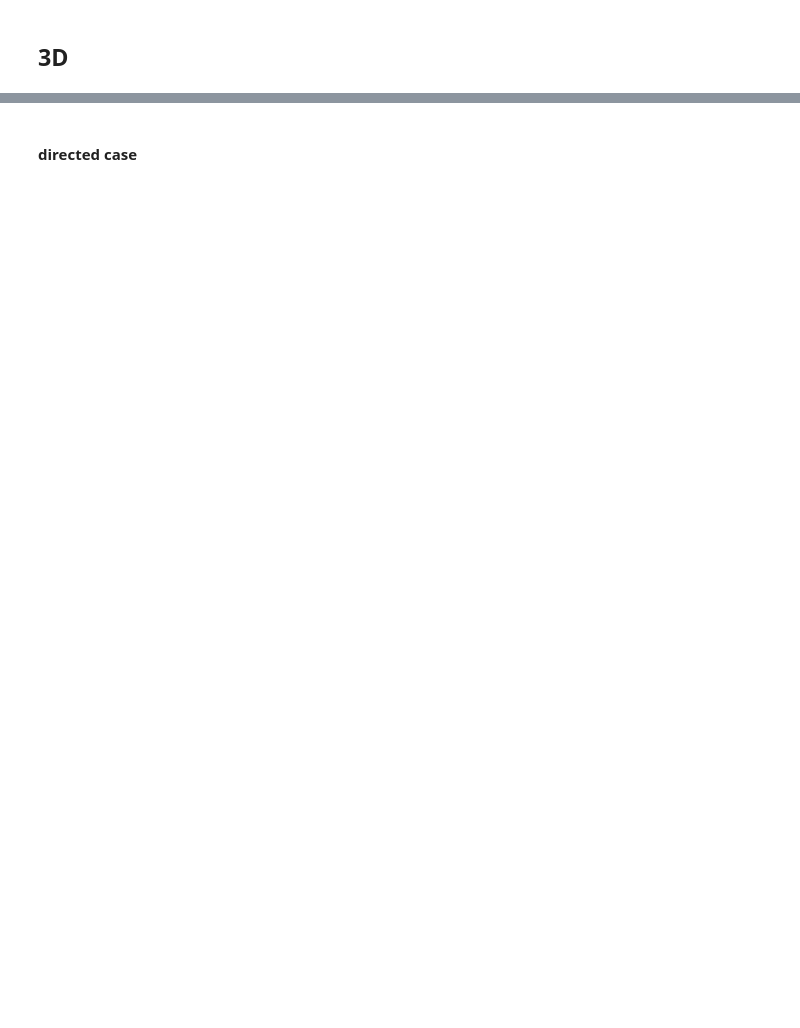
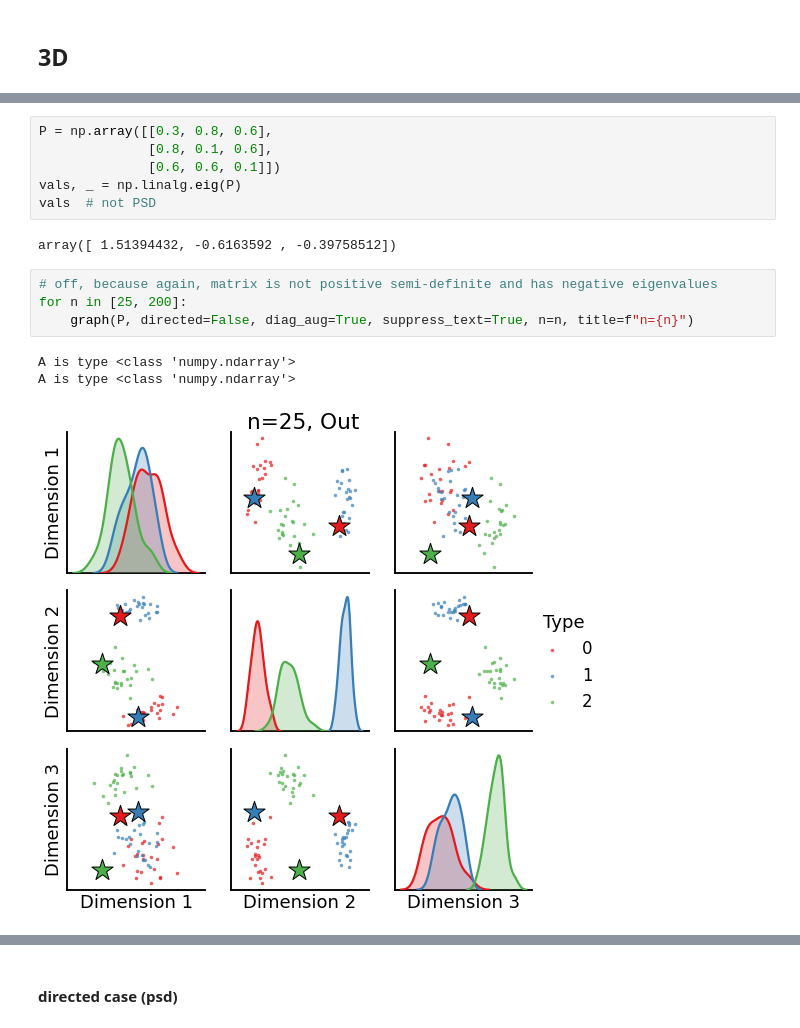
Before and after one commit to loftusa/graspy-personal, a Jupyter notebook: notebooks/new_latents.ipynb, the cells around one changed output, grey strips where cells are left out. Cells and saved outputs as stored; diff of their text form; blank space fills up the shorter version.

```diff
--- a/notebooks/new_latents.ipynb
+++ b/notebooks/new_latents.ipynb
@@ -209,0 +224,16 @@ for n in [25, 50, 100, 200]:
+# %%
+P = np.array([[0.3, 0.8, 0.6],
+              [0.8, 0.1, 0.6],
+              [0.6, 0.6, 0.1]])
+vals, _ = np.linalg.eig(P)
+vals  # not PSD
+# %% [output]
+array([ 1.51394432, -0.6163592 , -0.39758512])
+# %%
+# off, because again, matrix is not positive semi-definite and has negative eigenvalues
+for n in [25, 200]:
+    graph(P, directed=False, diag_aug=True, suppress_text=True, n=n, title=f"n={n}")
+# %% [output]
+A is type <class 'numpy.ndarray'>
+A is type <class 'numpy.ndarray'>
+[figure, added]
@@ -210,3 +241,3 @@ for n in [25, 50, 100, 200]:
 # %% [markdown]
-#### directed case
+#### directed case (psd)
 # %%
```
Also changed, not shown: parts of 46 cells of this notebook.
